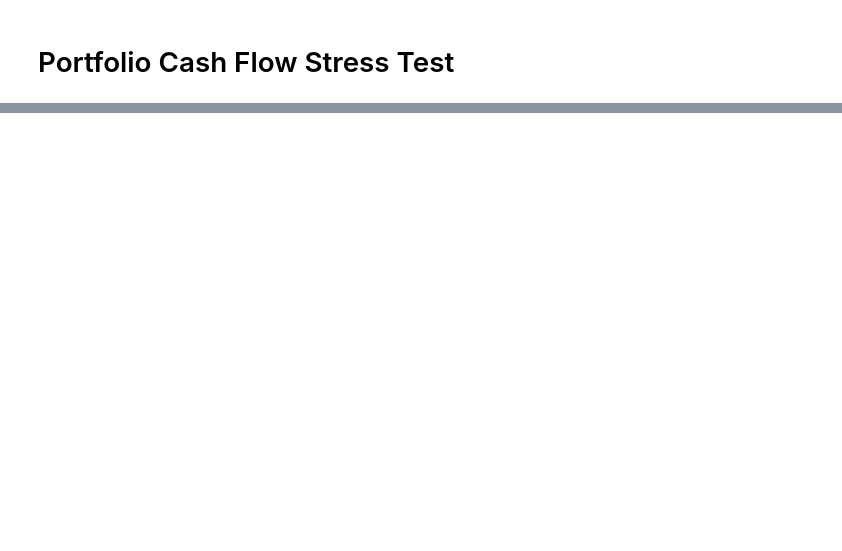
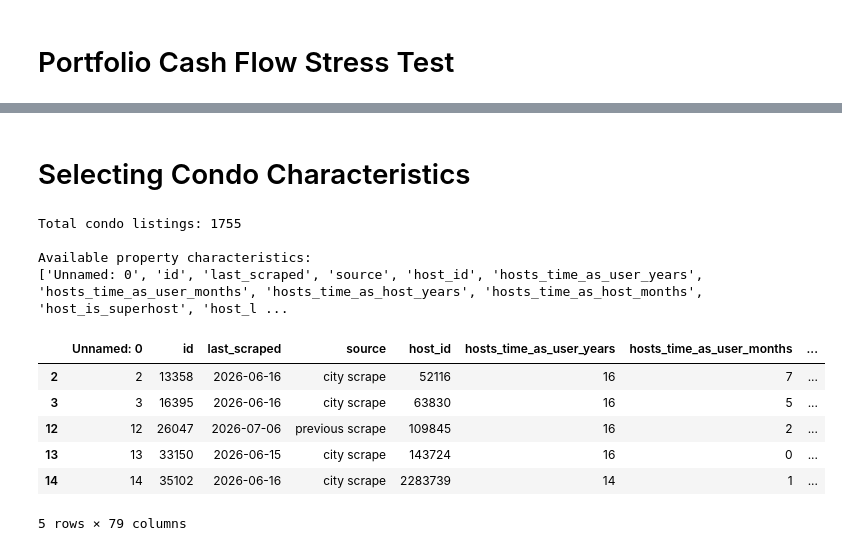
Before and after one commit to eMongoose/DSSS-DataJam-2026, a Jupyter notebook: models/model2/investment_roi.ipynb, the cells around one changed output, grey strips where cells are left out. Drawn from its saved outputs; the diff is of its cells as text; code cells hidden in the pictures; blank space fills up the shorter version.

```diff
--- a/models/model2/investment_roi.ipynb
+++ b/models/model2/investment_roi.ipynb
@@ -1227,0 +1919,2 @@ Mortgage  Optimistic      214121.7      -444916.47
+# %% [markdown]
+# Selecting Condo Characteristics
@@ -1227,0 +1923,33 @@ Mortgage  Optimistic      214121.7      -444916.47
+# %%
+selected_neighbourhoods = [
+    "Downtown Eastside",
+    "Riley Park",
+    "Downtown"
+]
+
+condo_candidates = final_df[
+    final_df["neighbourhood"].isin(selected_neighbourhoods)
+    & (
+        final_df["property_category"]
+        == "Entire Apartments / Condos"
+    )
+].copy()
+
+print("Total condo listings:", len(condo_candidates))
+
+print("\nAvailable property characteristics:")
+print(condo_candidates.columns.tolist())
+
+display(condo_candidates.head())
+# %% [output]
+Total condo listings: 1755
+
+Available property characteristics:
+['Unnamed: 0', 'id', 'last_scraped', 'source', 'host_id', 'hosts_time_as_user_years', 'hosts_time_as_user_months', 'hosts_time_as_host_years', 'hosts_time_as_host_months', 'host_is_superhost', 'host_l ...
+|  | Unnamed: 0 | id | last_scraped | source | host_id | hosts_time_as_user_years | hosts_time_as_user_months | ... |
+| 2 | 2 | 13358 | 2026-06-16 | city scrape | 52116 | 16 | 7 | ... |
+| 3 | 3 | 16395 | 2026-06-16 | city scrape | 63830 | 16 | 5 | ... |
+| 12 | 12 | 26047 | 2026-07-06 | previous scrape | 109845 | 16 | 2 | ... |
+| 13 | 13 | 33150 | 2026-06-15 | city scrape | 143724 | 16 | 0 | ... |
+| 14 | 14 | 35102 | 2026-06-16 | city scrape | 2283739 | 14 | 1 | ... |
+5 rows × 79 columns
```
Also changed, not shown: parts of 19 cells of this notebook, 10 other files.
